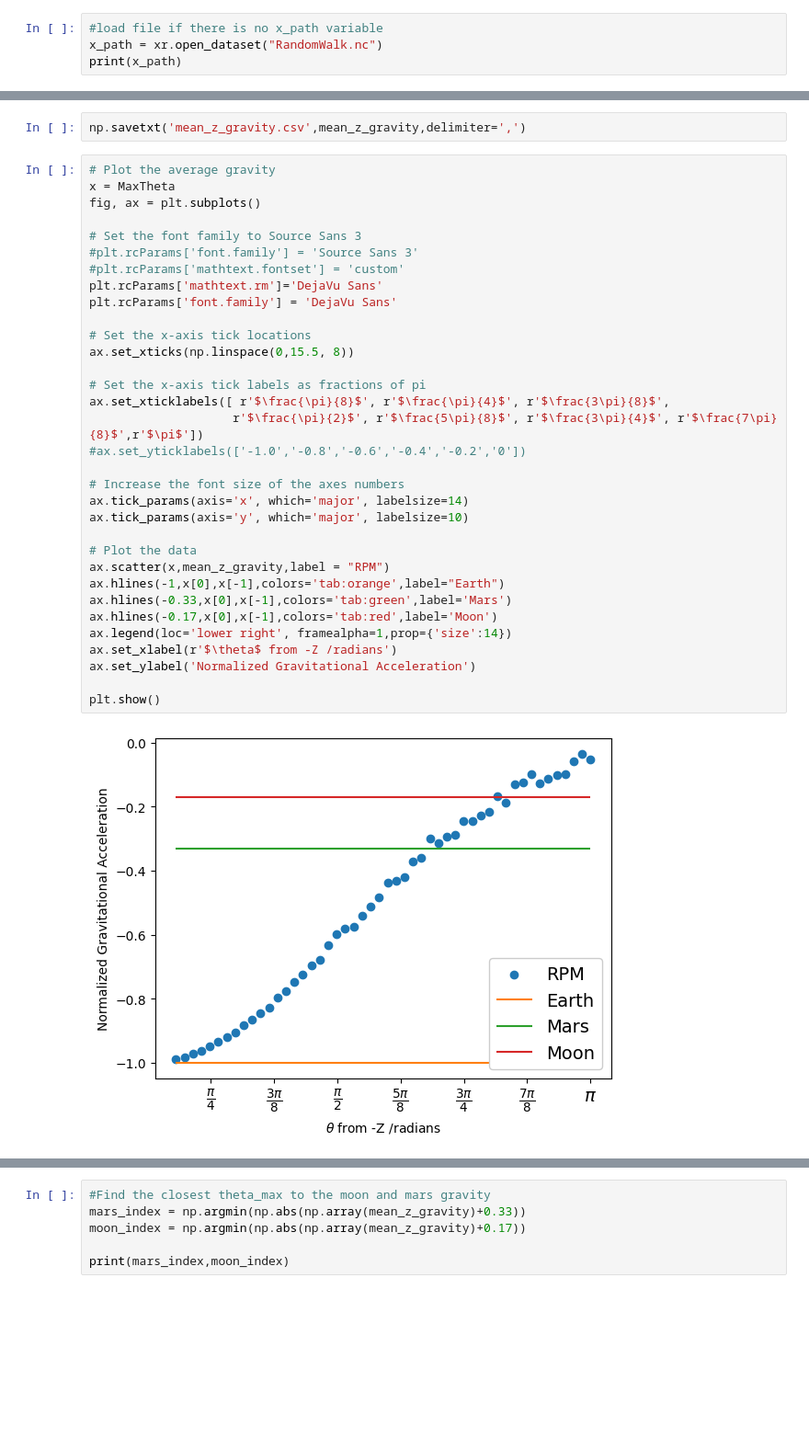
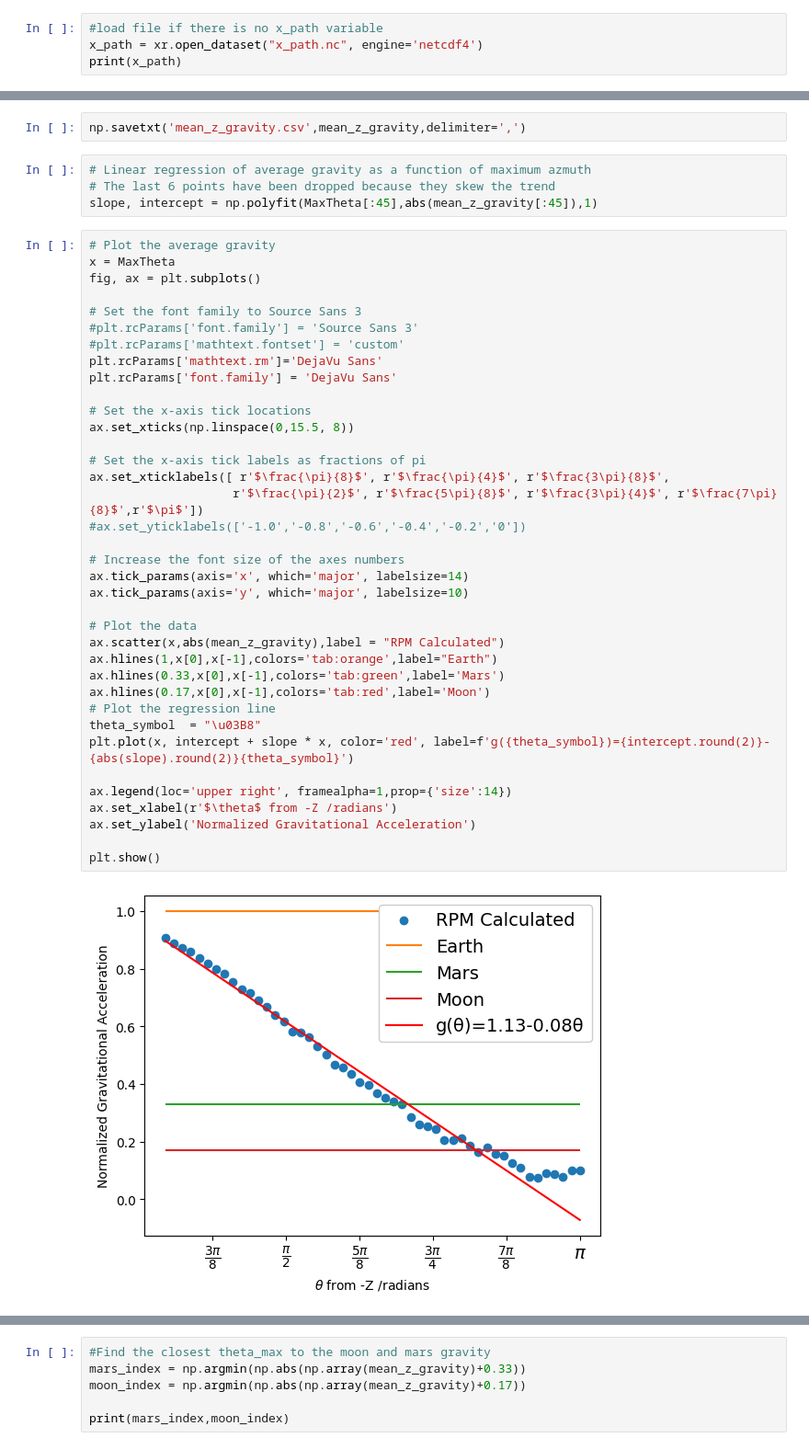
Before and after one commit to MrMattHumbert/RPM, a Jupyter notebook: setup_analysis.ipynb, the cells around one changed output, grey strips where cells are left out. Shown at 92% size. Cells and saved outputs as stored; diff of their text form; blank space fills up the shorter version.

Commit message:
Expand Setup Analysis
More points were created for better statistics.

```diff
--- a/setup_analysis.ipynb
+++ b/setup_analysis.ipynb
@@ -80,6 +80,6 @@ x_path.drop('Dir').to_netcdf('RandomWalk.nc')
 # %%
 #load file if there is no x_path variable
-x_path = xr.open_dataset("RandomWalk.nc")
+x_path = xr.open_dataset("x_path.nc", engine='netcdf4')
 print(x_path)
 # %% [output]
 <xarray.Dataset>
@@ -160,38 +163,46 @@ Data variables:
 mean_z_gravity = x_path_extended['Z'].mean(dim='index').values
 # %%
 np.savetxt('mean_z_gravity.csv',mean_z_gravity,delimiter=',')
+# %%
+# Linear regression of average gravity as a function of maximum azmuth
+# The last 6 points have been dropped because they skew the trend
+slope, intercept = np.polyfit(MaxTheta[:45],abs(mean_z_gravity[:45]),1)
 # %%
 # Plot the average gravity
 x = MaxTheta
 fig, ax = plt.subplots()
 
 # Set the font family to Source Sans 3
 #plt.rcParams['font.family'] = 'Source Sans 3'
 #plt.rcParams['mathtext.fontset'] = 'custom'
 plt.rcParams['mathtext.rm']='DejaVu Sans'
 plt.rcParams['font.family'] = 'DejaVu Sans'
 
 # Set the x-axis tick locations
 ax.set_xticks(np.linspace(0,15.5, 8))
 
 # Set the x-axis tick labels as fractions of pi
 ax.set_xticklabels([ r'$\frac{\pi}{8}$', r'$\frac{\pi}{4}$', r'$\frac{3\pi}{8}$',
                     r'$\frac{\pi}{2}$', r'$\frac{5\pi}{8}$', r'$\frac{3\pi}{4}$', r'$\frac{7\pi}{8}$',r'$\pi$'])
 #ax.set_yticklabels(['-1.0','-0.8','-0.6','-0.4','-0.2','0'])
 
 # Increase the font size of the axes numbers
 ax.tick_params(axis='x', which='major', labelsize=14)
 ax.tick_params(axis='y', which='major', labelsize=10)
 
 # Plot the data
-ax.scatter(x,mean_z_gravity,label = "RPM")
-ax.hlines(-1,x[0],x[-1],colors='tab:orange',label="Earth")
-ax.hlines(-0.33,x[0],x[-1],colors='tab:green',label='Mars')
-ax.hlines(-0.17,x[0],x[-1],colors='tab:red',label='Moon')
-ax.legend(loc='lower right', framealpha=1,prop={'size':14})
+ax.scatter(x,abs(mean_z_gravity),label = "RPM Calculated")
+ax.hlines(1,x[0],x[-1],colors='tab:orange',label="Earth")
+ax.hlines(0.33,x[0],x[-1],colors='tab:green',label='Mars')
+ax.hlines(0.17,x[0],x[-1],colors='tab:red',label='Moon')
+# Plot the regression line
+theta_symbol  = "\u03B8"
+plt.plot(x, intercept + slope * x, color='red', label=f'g({theta_symbol})={intercept.round(2)}-{abs(slope).round(2)}{theta_symbol}')
+
+ax.legend(loc='upper right', framealpha=1,prop={'size':14})
 ax.set_xlabel(r'$\theta$ from -Z /radians')
 ax.set_ylabel('Normalized Gravitational Acceleration')
 
 plt.show()
 # %% [output]
-[figure, old version]
+[figure, new version]
```
Also changed, not shown: parts of 12 cells of this notebook, 1 other file.
